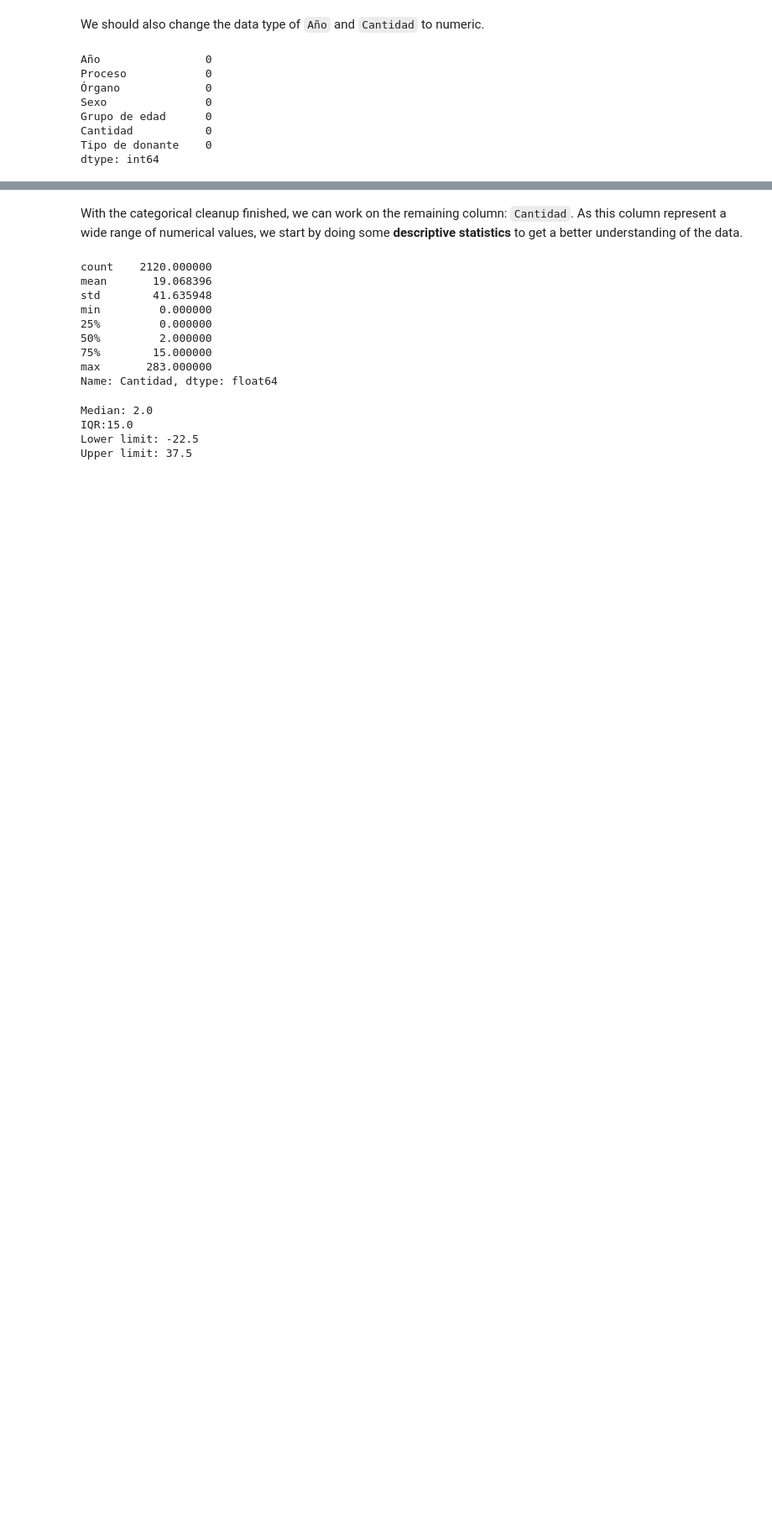
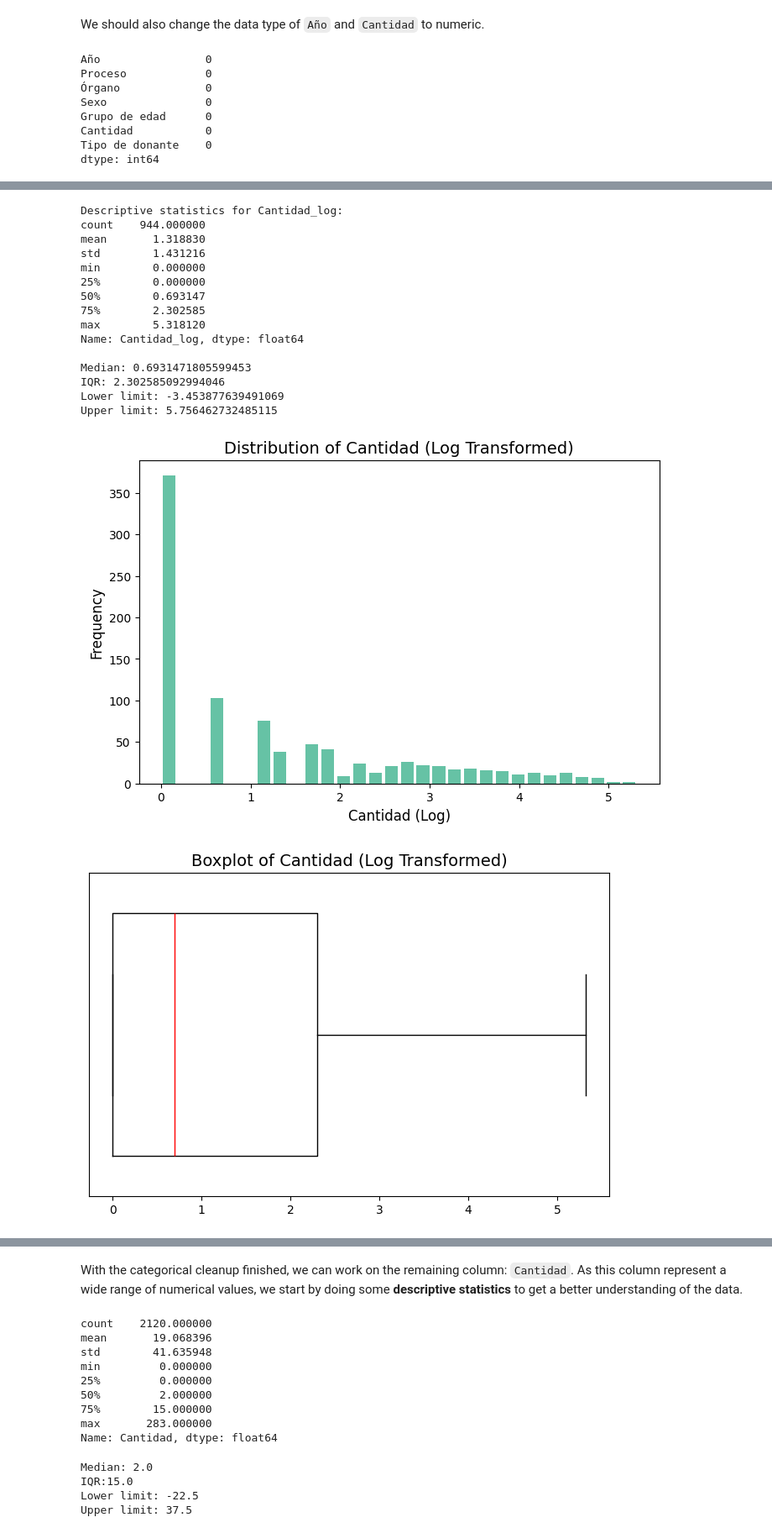
Before and after one commit to jalarconb/DataScience2024II, a Jupyter notebook: DSProject.ipynb, the cells around one changed output, grey strips where cells are left out. Shown at 84% size. Saved outputs shown, nothing was run; the diff lists cells and outputs as text; code cells hidden in the pictures; blank space fills up the shorter version.

Commit message:
chore: ➕ Added descriptive statistics

```diff
--- a/DSProject.ipynb
+++ b/DSProject.ipynb
@@ -190,0 +294,58 @@ dtype: int64
+# %%
+# Apply log transformation to 'Cantidad'
+df_tr.loc[:, 'Cantidad_log'] = np.log1p(df_tr['Cantidad'])  # .loc to get rid of a Warning
+
+# Descriptive statistics
+print("Descriptive statistics for Cantidad_log:")
+print(df_tr['Cantidad_log'].describe())
+
+# The median
+print(f"\nMedian: {df_tr['Cantidad_log'].median()}")
+
+# Calculate the IQR and the limits for the log-transformed column
+q1_log = df_tr['Cantidad_log'].quantile(0.25)
+q3_log = df_tr['Cantidad_log'].quantile(0.75)
+iqr_log = q3_log - q1_log
+
+lower_limit_log = q1_log - 1.5 * iqr_log
+upper_limit_log = q3_log + 1.5 * iqr_log
+
+print(f"IQR: {iqr_log}\nLower limit: {lower_limit_log}\nUpper limit: {upper_limit_log}\n")
+
+
+# Then, we plot again...
+
+# Histogram: Cantidad (log-transformed)
+plt.figure(figsize=(8, 5))
+plt.hist(df_tr['Cantidad_log'], bins=30, rwidth=0.8)
+plt.title('Distribution of Cantidad (Log Transformed)', fontsize=14)
+plt.xlabel('Cantidad (Log)', fontsize=12)
+plt.ylabel('Frequency', fontsize=12)
+plt.show()
+
+# Boxplot: Cantidad (log-transformed)
+plt.figure(figsize=(8, 5))
+medianprops = dict(linestyle='-', color='red')
+flierprops = dict(marker='o', markersize=5, markeredgecolor='black', markeredgewidth=0.5)
+plt.boxplot(df_tr['Cantidad_log'], vert=False, medianprops=medianprops, flierprops=flierprops, widths=(0.75))
+plt.title('Boxplot of Cantidad (Log Transformed)', fontsize=14)
+plt.yticks([])  # Remove y-axis labels
+plt.show()
+# %% [output]
+Descriptive statistics for Cantidad_log:
+count    944.000000
+mean       1.318830
+std        1.431216
+min        0.000000
+25%        0.000000
+50%        0.693147
+75%        2.302585
+max        5.318120
+Name: Cantidad_log, dtype: float64
+
+Median: 0.6931471805599453
+IQR: 2.302585092994046
+Lower limit: -3.453877639491069
+Upper limit: 5.756462732485115
+[figure, added]
+[figure, added]
```
Also changed, not shown: parts of 18 cells of this notebook.
